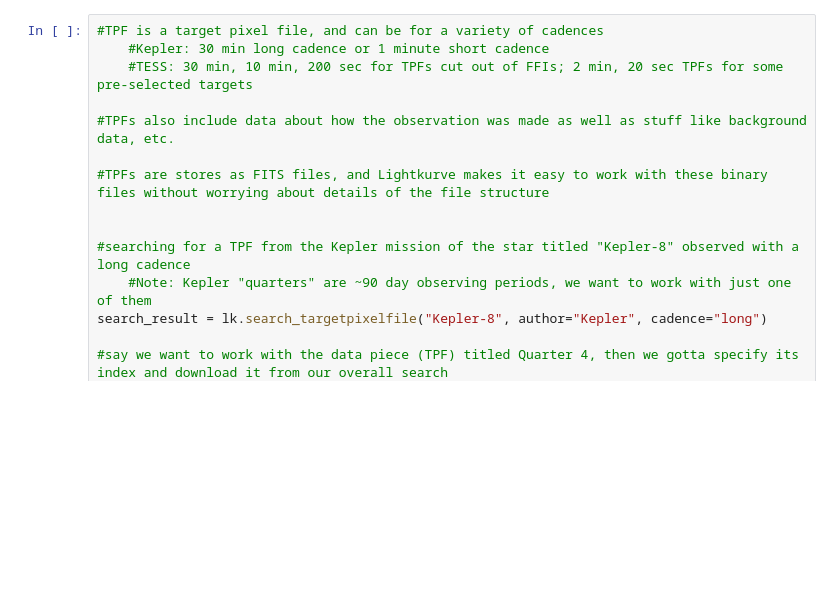
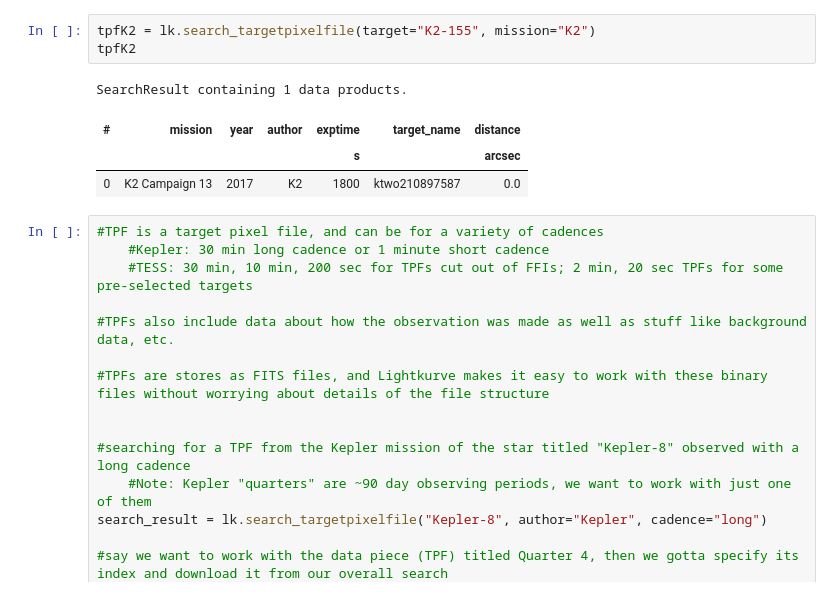
Before and after one commit to aidanniklaus/Summer-Research-2026, a Jupyter notebook: Tutorials/KeplerTPFtutorial.ipynb, the cells around one changed output. Cells and saved outputs as stored; diff of their text form; blank space fills up the shorter version.

```diff
--- a/Tutorials/KeplerTPFtutorial.ipynb
+++ b/Tutorials/KeplerTPFtutorial.ipynb
@@ -7,3 +90,11 @@ import lightkurve as lk
+# %%
+tpfK2 = lk.search_targetpixelfile(target="K2-155", mission="K2")
+tpfK2
+# %% [output]
+SearchResult containing 1 data products.
+| # | mission | year | author | exptime | target_name | distance |
+|  |  |  |  | s |  | arcsec |
+| 0 | K2 Campaign 13 | 2017 | K2 | 1800 | ktwo210897587 | 0.0 |
 # %%
 #TPF is a target pixel file, and can be for a variety of cadences
     #Kepler: 30 min long cadence or 1 minute short cadence
```
Also changed, not shown: parts of 10 cells of this notebook.
